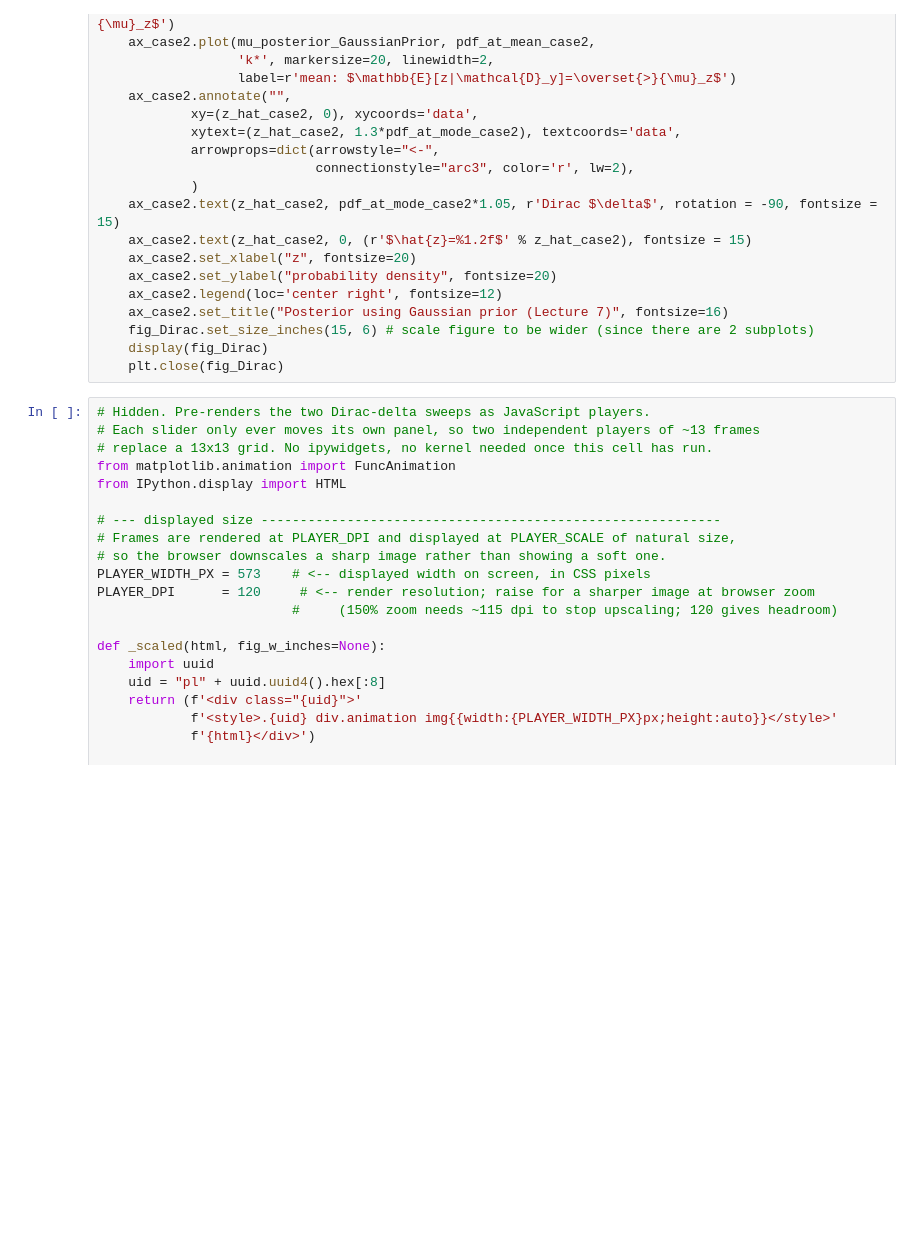
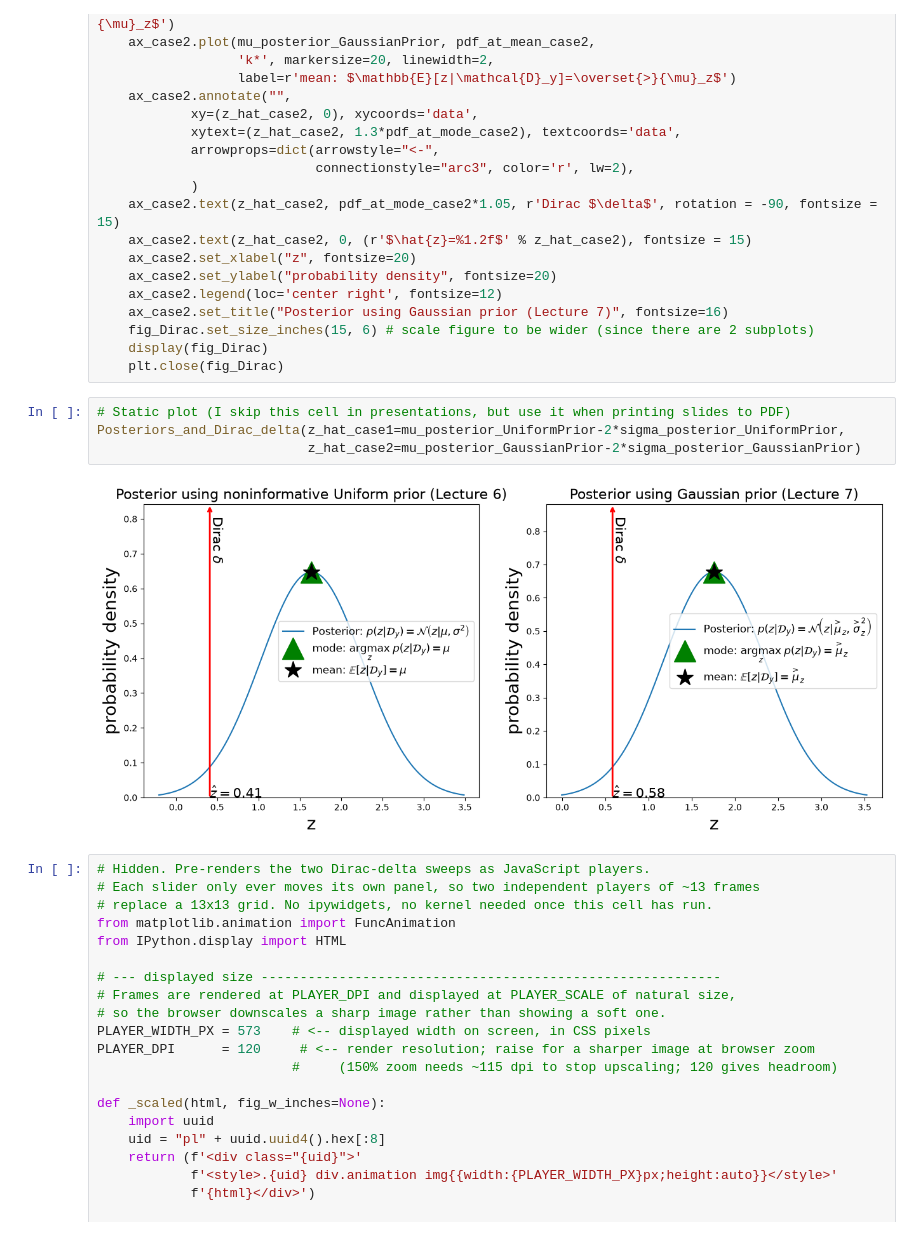
Before and after one commit to bessagroup/3dasm_course, a Jupyter notebook: Lectures/Lecture08/3dasm_Lecture8.ipynb, the cells around one changed output. Drawn from its saved outputs; the diff is of its cells as text; blank space fills up the shorter version.

```diff
--- a/Lectures/Lecture08/3dasm_Lecture8.ipynb
+++ b/Lectures/Lecture08/3dasm_Lecture8.ipynb
@@ -316,6 +316,12 @@ def Posteriors_and_Dirac_delta(z_hat_case1=mu_posterior_UniformPrior-2*sigma_pos
     fig_Dirac.set_size_inches(15, 6) # scale figure to be wider (since there are 2 subplots)
     display(fig_Dirac)
     plt.close(fig_Dirac)
+# %%
+# Static plot (I skip this cell in presentations, but use it when printing slides to PDF)
+Posteriors_and_Dirac_delta(z_hat_case1=mu_posterior_UniformPrior-2*sigma_posterior_UniformPrior,
+                           z_hat_case2=mu_posterior_GaussianPrior-2*sigma_posterior_GaussianPrior)
+# %% [output]
+[figure, added]
 # %%
 # Hidden. Pre-renders the two Dirac-delta sweeps as JavaScript players.
 # Each slider only ever moves its own panel, so two independent players of ~13 frames
```
Also changed, not shown: parts of 3 cells of this notebook.
